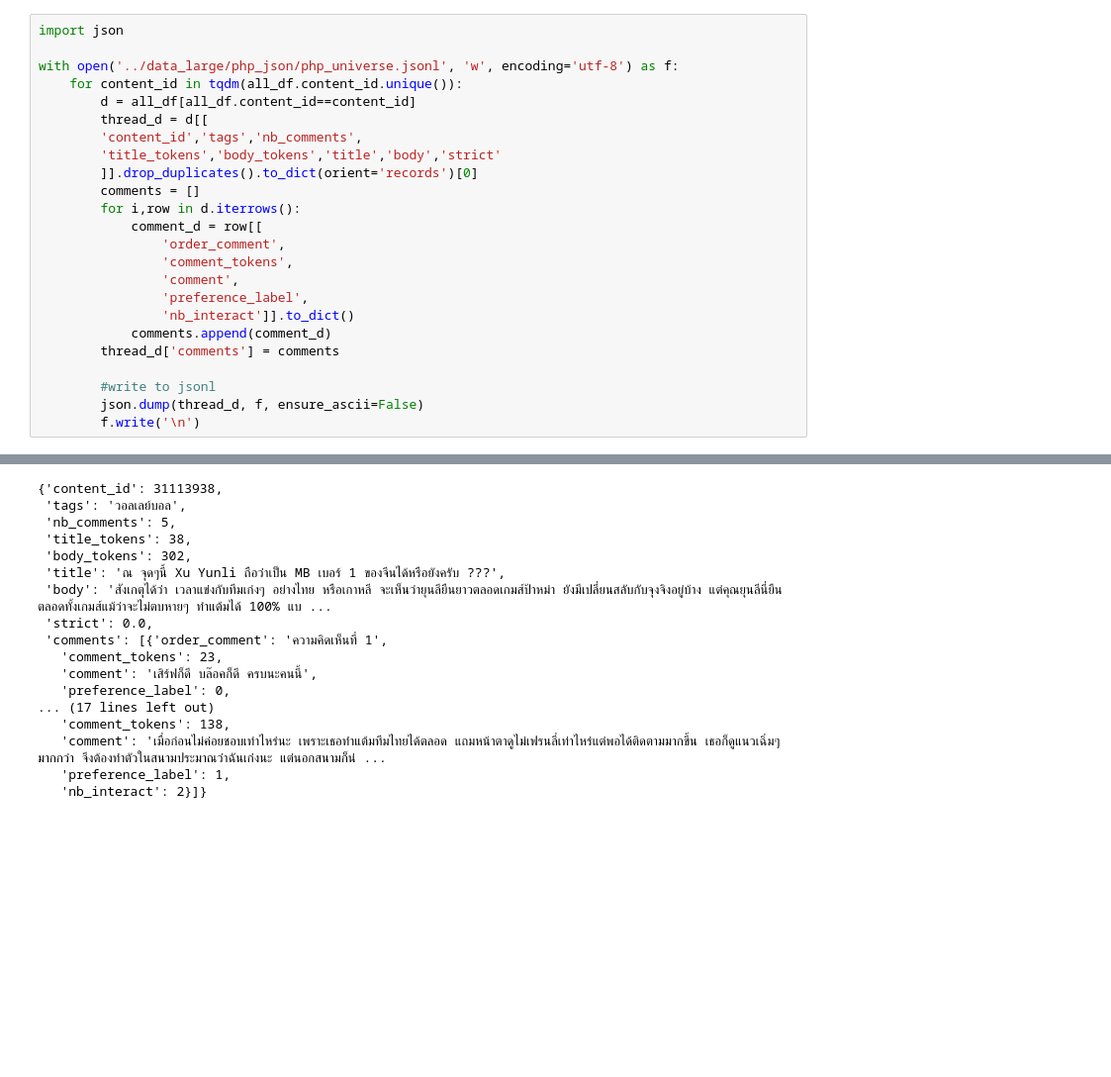
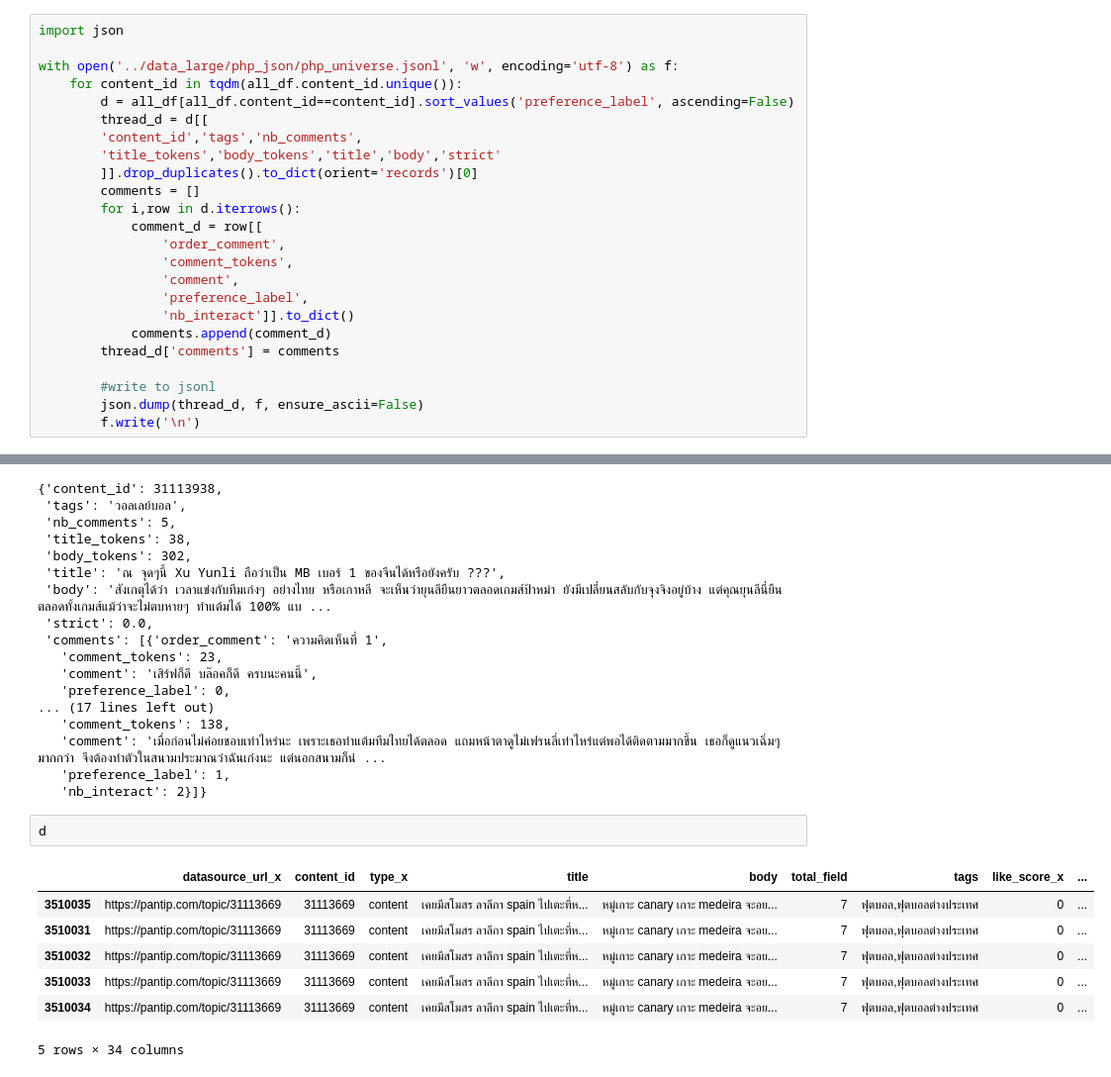
Before and after one commit to PyThaiNLP/WangChanGLM, a Jupyter notebook: notebook/process_pantip_large.ipynb, the cells around one changed output, grey strips where cells are left out. Shown at 99% size. Cells and saved outputs as stored; diff of their text form; blank space fills up the shorter version.

Commit message:
use first answer as label=1

```diff
--- a/notebook/process_pantip_large.ipynb
+++ b/notebook/process_pantip_large.ipynb
@@ -727,7 +727,7 @@ import json
 
 with open('../data_large/php_json/php_universe.jsonl', 'w', encoding='utf-8') as f:
     for content_id in tqdm(all_df.content_id.unique()):
-        d = all_df[all_df.content_id==content_id]
+        d = all_df[all_df.content_id==content_id].sort_values('preference_label', ascending=False)
         thread_d = d[[
         'content_id','tags','nb_comments',
         'title_tokens','body_tokens','title','body','strict'
@@ -779,3 +779,13 @@ my_list[-3]
    'comment': 'เมื่อก่อนไม่ค่อยชอบเท่าไหร่นะ เพราะเธอทำแต้มทีมไทยได้ตลอด แถมหน้าตาดูไม่เฟรนลี่เท่าไหร่แต่พอได้ติดตามมากขึ้น เธอก็ดูแนวเฉิ่มๆ มากกว่า จึงต้องทำตัวในสนามประมาณว่าฉันเก่งนะ แต่นอกสนามก็น่ ...
    'preference_label': 1,
    'nb_interact': 2}]}
+# %%
+d
+# %% [output]
+|  | datasource_url_x | content_id | type_x | title | body | total_field | tags | like_score_x | ... |
+| 3510035 | https://pantip.com/topic/31113669 | 31113669 | content | เคยมีสโมสร ลาลีกา spain ไปเตะที่ห... | หมู่เกาะ canary เกาะ medeira จะอย... | 7 | ฟุตบอล,ฟุตบอลต่างประเทศ | 0 | ... |
+| 3510031 | https://pantip.com/topic/31113669 | 31113669 | content | เคยมีสโมสร ลาลีกา spain ไปเตะที่ห... | หมู่เกาะ canary เกาะ medeira จะอย... | 7 | ฟุตบอล,ฟุตบอลต่างประเทศ | 0 | ... |
+| 3510032 | https://pantip.com/topic/31113669 | 31113669 | content | เคยมีสโมสร ลาลีกา spain ไปเตะที่ห... | หมู่เกาะ canary เกาะ medeira จะอย... | 7 | ฟุตบอล,ฟุตบอลต่างประเทศ | 0 | ... |
+| 3510033 | https://pantip.com/topic/31113669 | 31113669 | content | เคยมีสโมสร ลาลีกา spain ไปเตะที่ห... | หมู่เกาะ canary เกาะ medeira จะอย... | 7 | ฟุตบอล,ฟุตบอลต่างประเทศ | 0 | ... |
+| 3510034 | https://pantip.com/topic/31113669 | 31113669 | content | เคยมีสโมสร ลาลีกา spain ไปเตะที่ห... | หมู่เกาะ canary เกาะ medeira จะอย... | 7 | ฟุตบอล,ฟุตบอลต่างประเทศ | 0 | ... |
+5 rows × 34 columns
```
